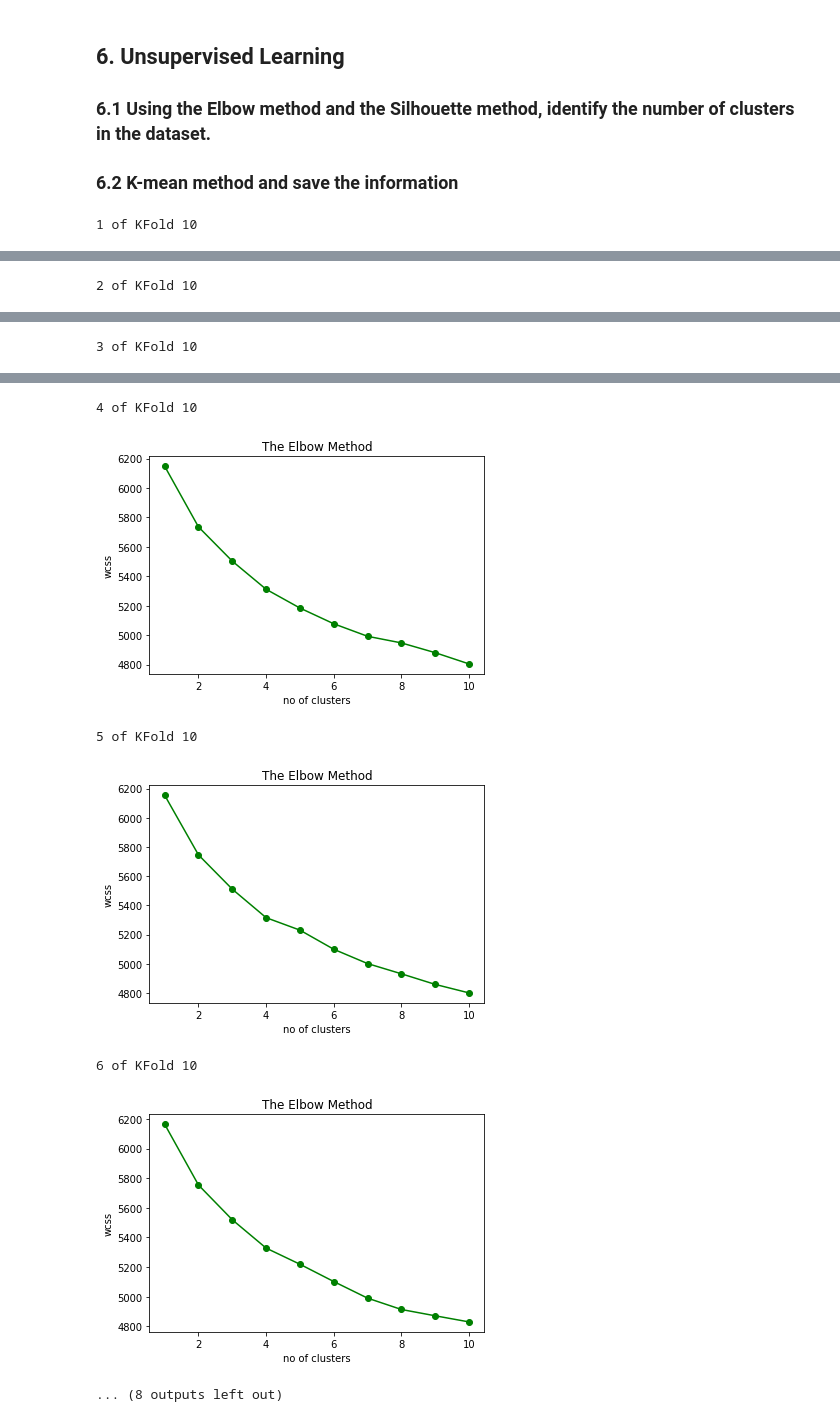
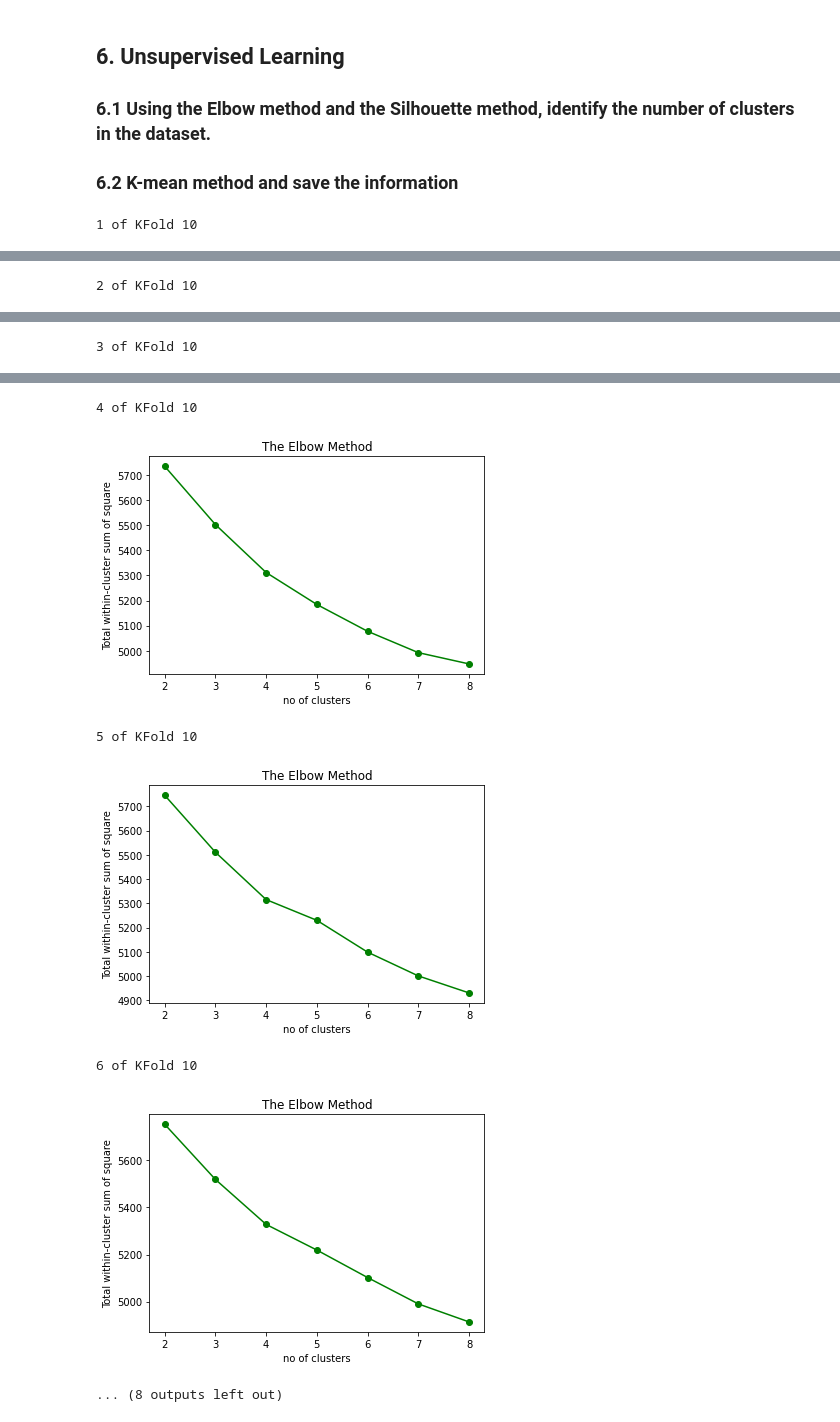
Before and after one commit to hsuemily/CE888-2, a Jupyter notebook: Assignment/Dataset1_Titanic.ipynb, the cells around one changed output, grey strips where cells are left out. Drawn from its saved outputs; the diff is of its cells as text; code cells hidden in the pictures.

```diff
--- a/Assignment/Dataset1_Titanic.ipynb
+++ b/Assignment/Dataset1_Titanic.ipynb
@@ -333,6 +333,11 @@ Mean cv Score 0.783013468013468
 # plt.ylabel('wcss')
 # plt.show()
 # %%
+## Elbow method (K-mean method) (stratified cross-validation)
+## Ref: https://www.kaggle.com/abhishekyadav5/kmeans-clustering-with-elbow-method-and-silhouette
+from sklearn.cluster import KMeans
+from sklearn.metrics import silhouette_samples, silhouette_score
+
 Skf = StratifiedKFold(n_splits=10,shuffle=True,random_state=49)
 pred_test_full =0
 cv_scoreDT =[]
@@ -343,18 +348,19 @@ for train_index,test_index in Skf.split(Titanic_X,Titanic_Y):
     y_tr,y_v = Titanic_Y[train_index],Titanic_Y[test_index]
 
     score = []
-    for cluster in range(1,11):
+    for cluster in range(2,9):
         kmeans = KMeans(n_clusters = cluster, init="k-means++", random_state=49)
         kmeans.fit(x_tr)
         score.append(kmeans.inertia_)
 
     # plotting the score
 
-    plt.plot(range(1,11), score, 'g-o')
+    plt.plot(range(2,9), score, 'g-o')
     plt.title('The Elbow Method')
     plt.xlabel('no of clusters')
-    plt.ylabel('wcss')
+    plt.ylabel('Total within-cluster sum of square')
     plt.show()
     i+=1
+    ## Total within-cluster sum of square: https://www.jamleecute.com/partitional-clustering-kmeans-kmedoid/
 # %% [output]
 1 of KFold 10
@@ -366,7 +372,7 @@ for train_index,test_index in Skf.split(Titanic_X,Titanic_Y):
 4 of KFold 10
-[figure, old version]
+[figure, new version]
 5 of KFold 10
-[figure, old version]
+[figure, new version]
 6 of KFold 10
-[figure, old version]
+[figure, new version]
 ... (8 outputs left out)
```
Also changed, not shown: parts of 2 cells of this notebook.
